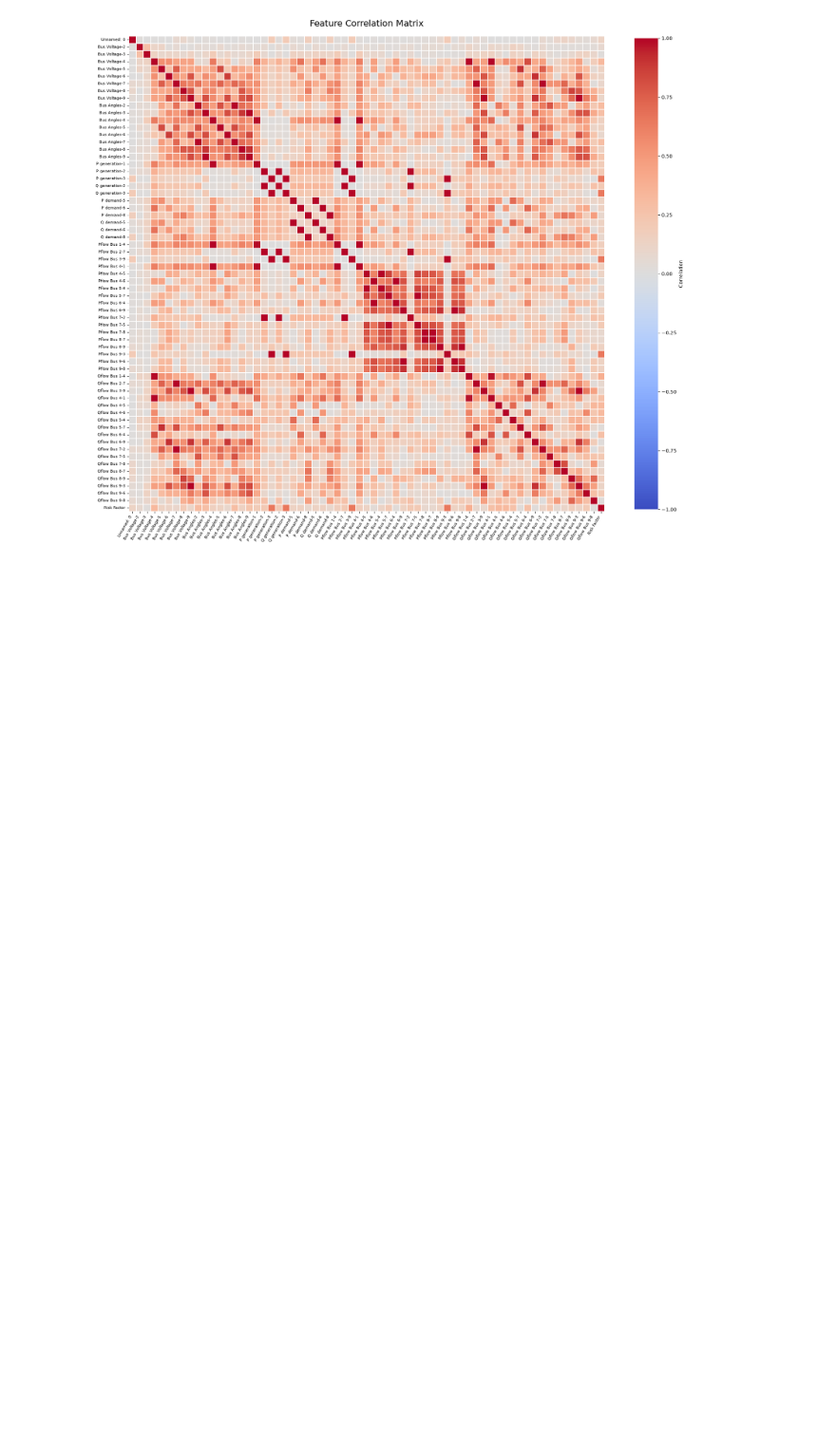
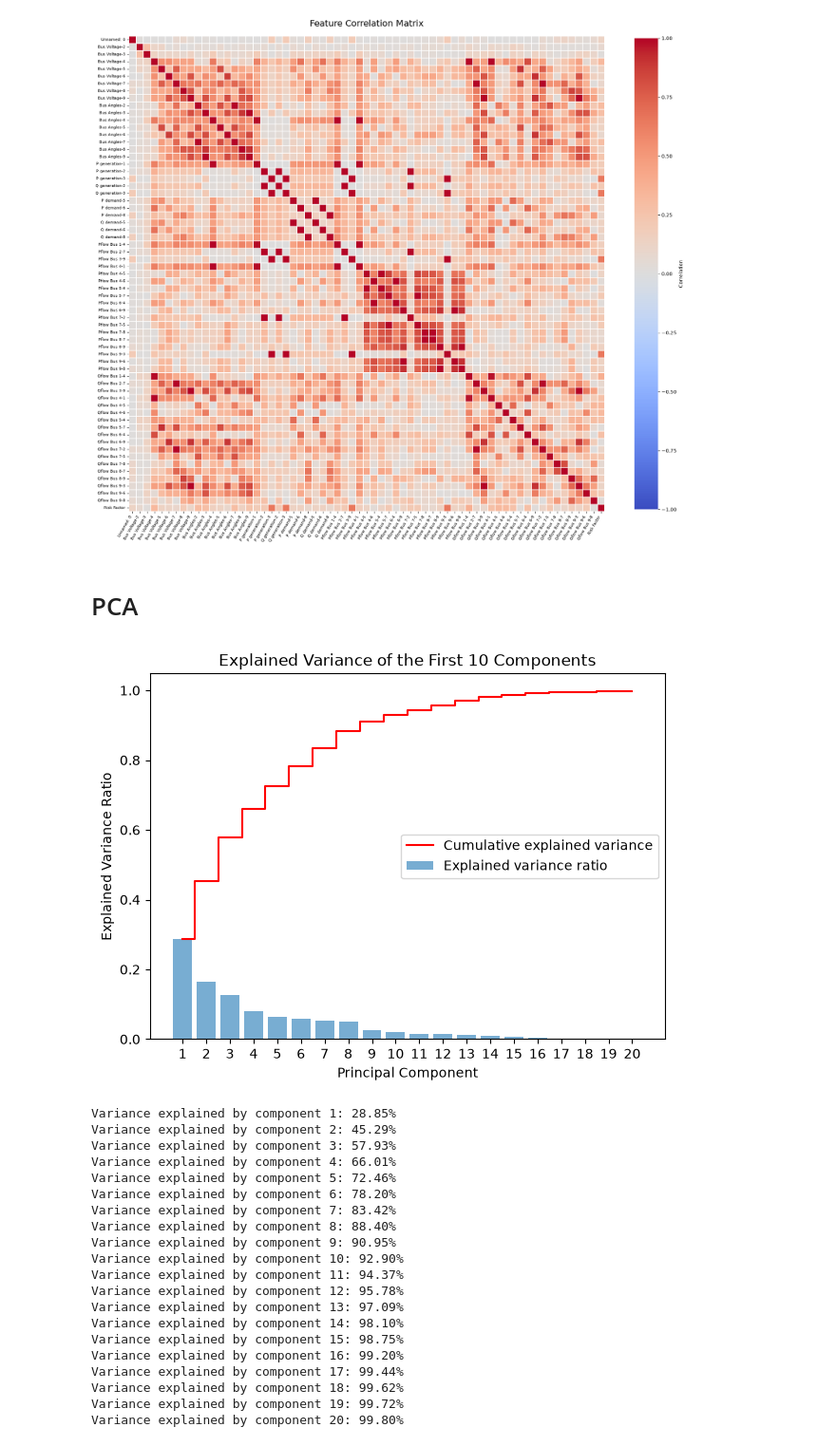
Before and after one commit to Hephaestois/ML4EE_project, a Jupyter notebook: introduction_tests.ipynb, the cells around one changed output. Shown at 95% size. Drawn from its saved outputs; the diff is of its cells as text; code cells hidden in the pictures; blank space fills up the shorter version.

```diff
--- a/introduction_tests.ipynb
+++ b/introduction_tests.ipynb
@@ -127,3 +128,49 @@ a = pd.DataFrame(
 plot_correlation_matrix(Input_clean)
 # %% [output]
 [figure]
+# %% [markdown]
+# PCA
+# %%
+Input_scaled = StandardScaler().fit_transform(Input)
+
+pca = PCA(n_components=20)
+pca_fitted = pca.fit_transform(Input_scaled)
+
+explained = pca.explained_variance_ratio_
+cumulative = np.cumsum(explained)
+components = np.arange(1, 21)
+
+plt.figure(figsize=(7, 5))
+plt.bar(components, explained, alpha=0.6, label='Explained variance ratio')
+plt.step(components, cumulative, where='mid', color='red', label='Cumulative explained variance')
+plt.xticks(components)
+plt.xlabel('Principal Component')
+plt.ylabel('Explained Variance Ratio')
+plt.title('Explained Variance of the First 10 Components')
+plt.legend()
+plt.show()
+
+for i in range(20):
+    print(f'Variance explained by component {i+1}: {cumulative[i]*100:.2f}%')
+# %% [output]
+[figure, added]
+Variance explained by component 1: 28.85%
+Variance explained by component 2: 45.29%
+Variance explained by component 3: 57.93%
+Variance explained by component 4: 66.01%
+Variance explained by component 5: 72.46%
+Variance explained by component 6: 78.20%
+Variance explained by component 7: 83.42%
+Variance explained by component 8: 88.40%
+Variance explained by component 9: 90.95%
+Variance explained by component 10: 92.90%
+Variance explained by component 11: 94.37%
+Variance explained by component 12: 95.78%
+Variance explained by component 13: 97.09%
+Variance explained by component 14: 98.10%
+Variance explained by component 15: 98.75%
+Variance explained by component 16: 99.20%
+Variance explained by component 17: 99.44%
+Variance explained by component 18: 99.62%
+Variance explained by component 19: 99.72%
+Variance explained by component 20: 99.80%
```
Also changed, not shown: parts of 13 cells of this notebook, 1 other file.
